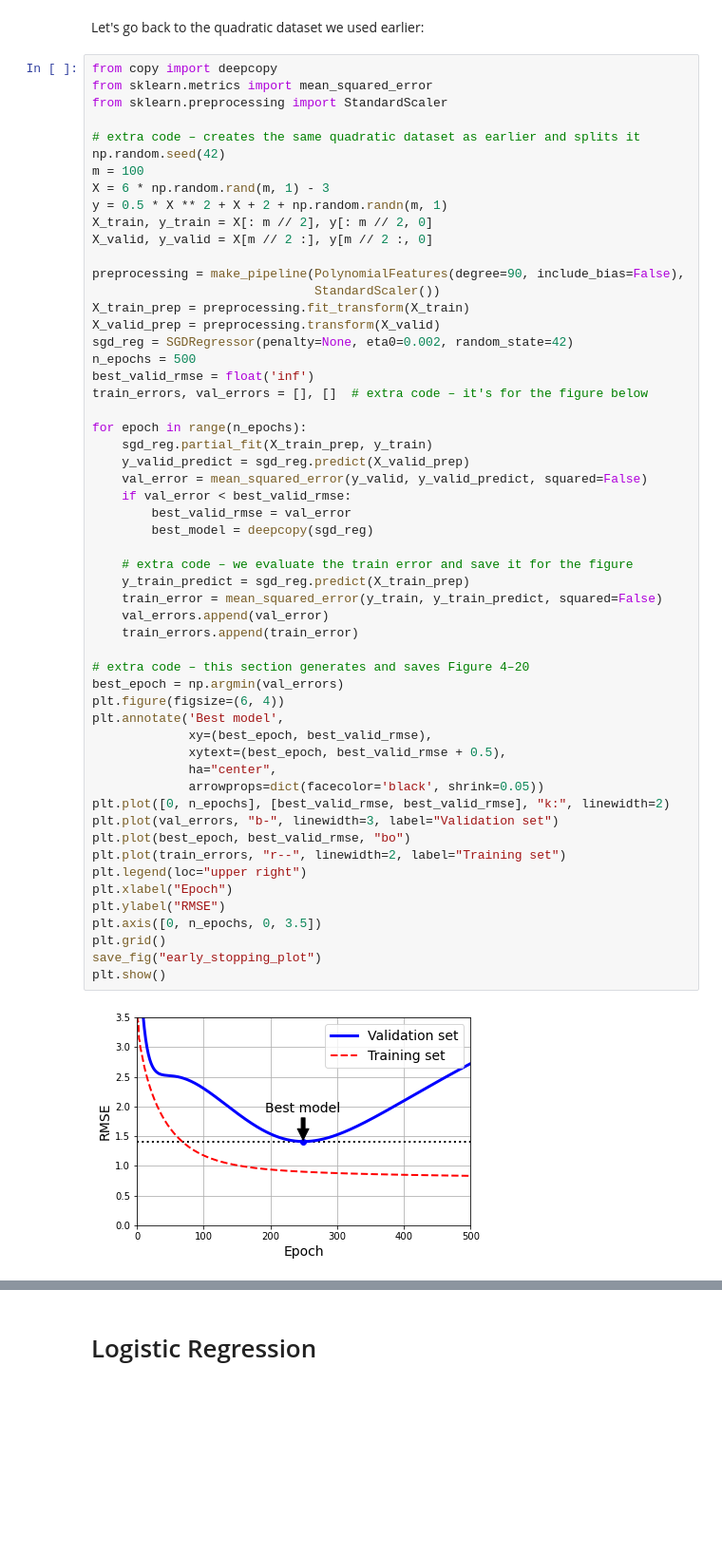
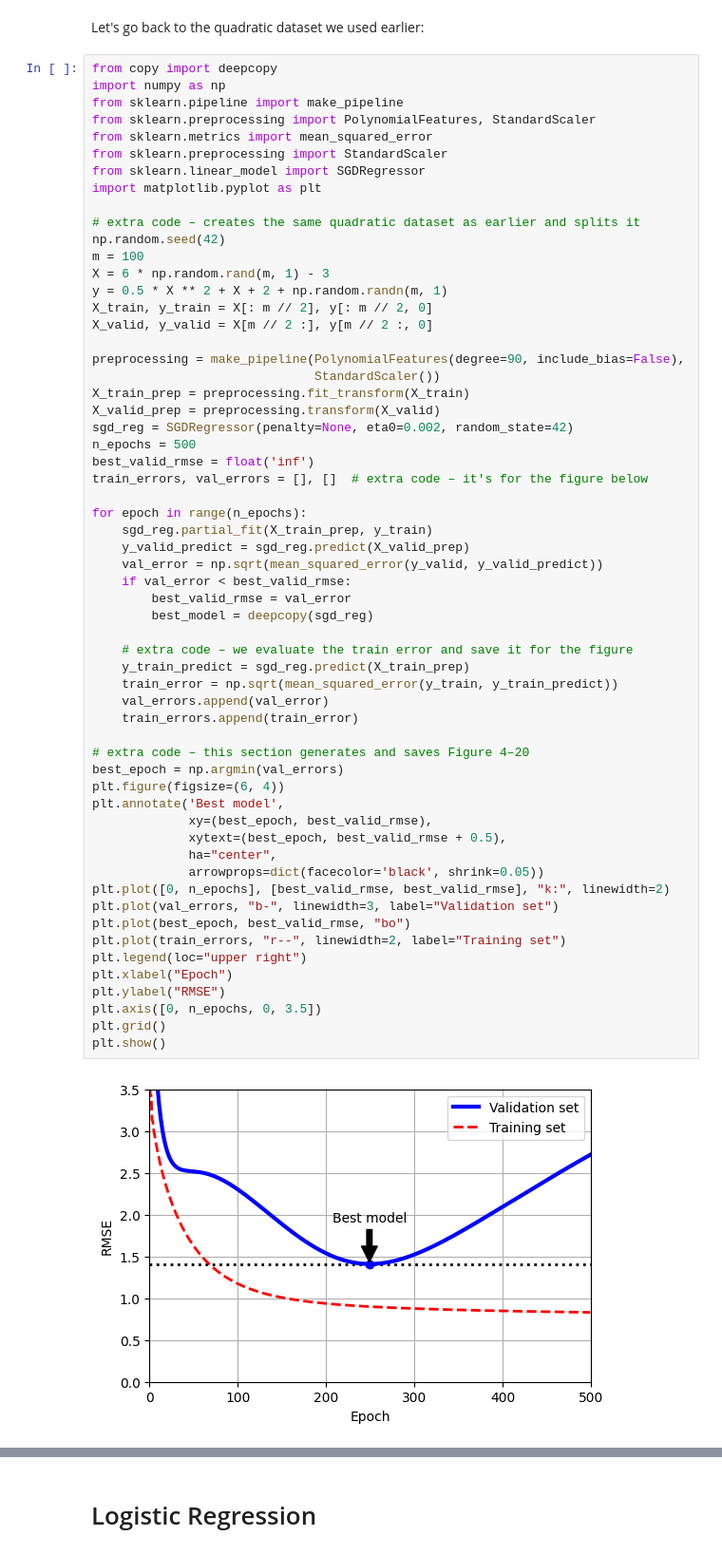
Before and after one commit to andrewch28/Hands-On-Machine-Learning, a Jupyter notebook: Chapter 4/04_training_linear_models.ipynb, the cells around one changed output, grey strips where cells are left out. Shown at 95% size. Cells and saved outputs as stored; diff of their text form; blank space fills up the shorter version.

```diff
--- a/Chapter 4/04_training_linear_models.ipynb
+++ b/Chapter 4/04_training_linear_models.ipynb
@@ -673,8 +673,13 @@ array([1.54333232])
 Let's go back to the quadratic dataset we used earlier:
 # %%
 from copy import deepcopy
+import numpy as np
+from sklearn.pipeline import make_pipeline
+from sklearn.preprocessing import PolynomialFeatures, StandardScaler
 from sklearn.metrics import mean_squared_error
 from sklearn.preprocessing import StandardScaler
+from sklearn.linear_model import SGDRegressor
+import matplotlib.pyplot as plt
 
 # extra code – creates the same quadratic dataset as earlier and splits it
 np.random.seed(42)
@@ -696,35 +701,34 @@ train_errors, val_errors = [], []  # extra code – it's for the figure below
 for epoch in range(n_epochs):
     sgd_reg.partial_fit(X_train_prep, y_train)
     y_valid_predict = sgd_reg.predict(X_valid_prep)
-    val_error = mean_squared_error(y_valid, y_valid_predict, squared=False)
+    val_error = np.sqrt(mean_squared_error(y_valid, y_valid_predict))
     if val_error < best_valid_rmse:
         best_valid_rmse = val_error
         best_model = deepcopy(sgd_reg)
 
     # extra code – we evaluate the train error and save it for the figure
     y_train_predict = sgd_reg.predict(X_train_prep)
-    train_error = mean_squared_error(y_train, y_train_predict, squared=False)
+    train_error = np.sqrt(mean_squared_error(y_train, y_train_predict))
     val_errors.append(val_error)
     train_errors.append(train_error)
 
 # extra code – this section generates and saves Figure 4–20
 best_epoch = np.argmin(val_errors)
 plt.figure(figsize=(6, 4))
 plt.annotate('Best model',
              xy=(best_epoch, best_valid_rmse),
              xytext=(best_epoch, best_valid_rmse + 0.5),
              ha="center",
              arrowprops=dict(facecolor='black', shrink=0.05))
 plt.plot([0, n_epochs], [best_valid_rmse, best_valid_rmse], "k:", linewidth=2)
 plt.plot(val_errors, "b-", linewidth=3, label="Validation set")
 plt.plot(best_epoch, best_valid_rmse, "bo")
 plt.plot(train_errors, "r--", linewidth=2, label="Training set")
 plt.legend(loc="upper right")
 plt.xlabel("Epoch")
 plt.ylabel("RMSE")
 plt.axis([0, n_epochs, 0, 3.5])
 plt.grid()
-save_fig("early_stopping_plot")
 plt.show()
 # %% [output]
-[figure, old version]
+[figure, new version]
```
Also changed, not shown: parts of 2 cells of this notebook, 3 other files.
